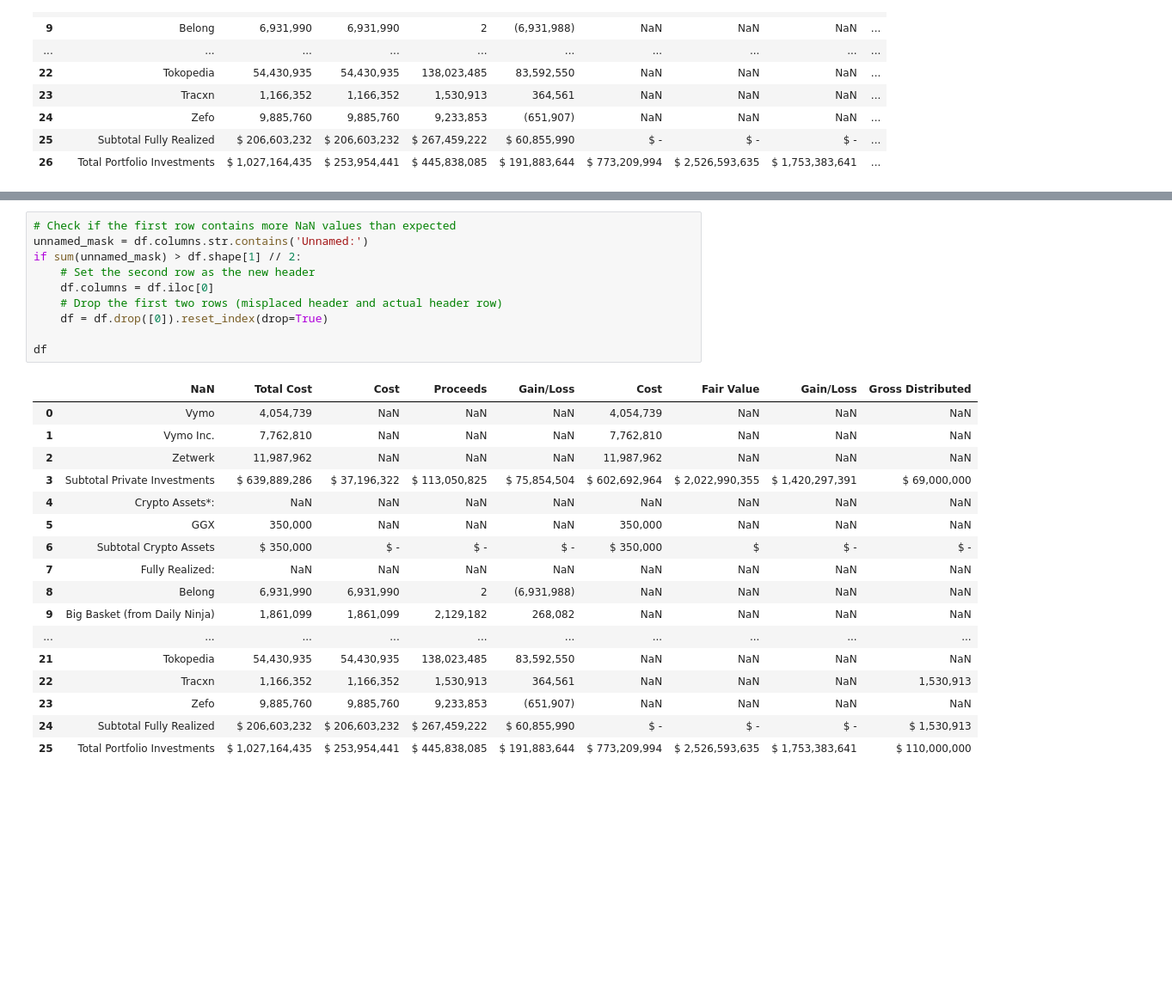
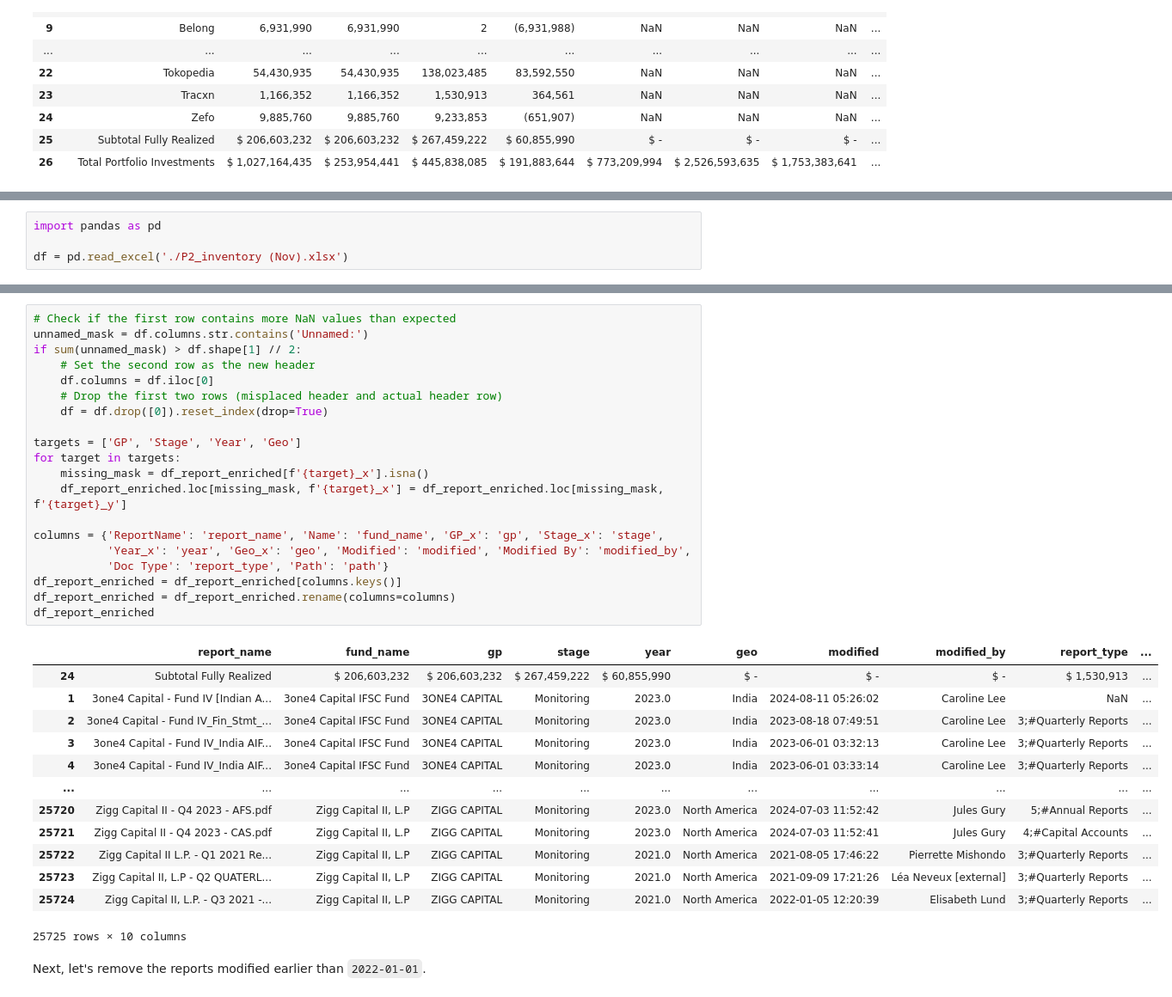
Before and after one commit to Steven-cpp/tableGPT, a Jupyter notebook: test.ipynb, the cells around one changed output, grey strips where cells are left out. Shown at 86% size. Saved outputs shown, nothing was run; the diff lists cells and outputs as text; blank space fills up the shorter version.

```diff
--- a/test.ipynb
+++ b/test.ipynb
@@ -35,0 +131,4 @@ df
+# %%
+import pandas as pd
+
+df = pd.read_excel('./P2_inventory (Nov).xlsx')
@@ -36,28 +177,36 @@ df
 # %%
 # Check if the first row contains more NaN values than expected
 unnamed_mask = df.columns.str.contains('Unnamed:')
 if sum(unnamed_mask) > df.shape[1] // 2:
     # Set the second row as the new header
     df.columns = df.iloc[0]
     # Drop the first two rows (misplaced header and actual header row)
     df = df.drop([0]).reset_index(drop=True)
 
-df
+targets = ['GP', 'Stage', 'Year', 'Geo']
+for target in targets:
+    missing_mask = df_report_enriched[f'{target}_x'].isna()
+    df_report_enriched.loc[missing_mask, f'{target}_x'] = df_report_enriched.loc[missing_mask, f'{target}_y']
+
+columns = {'ReportName': 'report_name', 'Name': 'fund_name', 'GP_x': 'gp', 'Stage_x': 'stage',
+           'Year_x': 'year', 'Geo_x': 'geo', 'Modified': 'modified', 'Modified By': 'modified_by',
+           'Doc Type': 'report_type', 'Path': 'path'}
+df_report_enriched = df_report_enriched[columns.keys()]
+df_report_enriched = df_report_enriched.rename(columns=columns)
+df_report_enriched
 # %% [output]
-|  | NaN | Total Cost | Cost | Proceeds | Gain/Loss | Cost | Fair Value | Gain/Loss | Gross Distributed |
-| 0 | Vymo | 4,054,739 | NaN | NaN | NaN | 4,054,739 | NaN | NaN | NaN |
-| 1 | Vymo Inc. | 7,762,810 | NaN | NaN | NaN | 7,762,810 | NaN | NaN | NaN |
-| 2 | Zetwerk | 11,987,962 | NaN | NaN | NaN | 11,987,962 | NaN | NaN | NaN |
-| 3 | Subtotal Private Investments | $ 639,889,286 | $ 37,196,322 | $ 113,050,825 | $ 75,854,504 | $ 602,692,964 | $ 2,022,990,355 | $ 1,420,297,391 | $ 69,000,000 |
-| 4 | Crypto Assets*: | NaN | NaN | NaN | NaN | NaN | NaN | NaN | NaN |
-| 5 | GGX | 350,000 | NaN | NaN | NaN | 350,000 | NaN | NaN | NaN |
-| 6 | Subtotal Crypto Assets | $ 350,000 | $ - | $ - | $ - | $ 350,000 | $ | $ - | $ - |
-| 7 | Fully Realized: | NaN | NaN | NaN | NaN | NaN | NaN | NaN | NaN |
-| 8 | Belong | 6,931,990 | 6,931,990 | 2 | (6,931,988) | NaN | NaN | NaN | NaN |
-| 9 | Big Basket (from Daily Ninja) | 1,861,099 | 1,861,099 | 2,129,182 | 268,082 | NaN | NaN | NaN | NaN |
-| ... | ... | ... | ... | ... | ... | ... | ... | ... | ... |
-| 21 | Tokopedia | 54,430,935 | 54,430,935 | 138,023,485 | 83,592,550 | NaN | NaN | NaN | NaN |
-| 22 | Tracxn | 1,166,352 | 1,166,352 | 1,530,913 | 364,561 | NaN | NaN | NaN | 1,530,913 |
-| 23 | Zefo | 9,885,760 | 9,885,760 | 9,233,853 | (651,907) | NaN | NaN | NaN | NaN |
-| 24 | Subtotal Fully Realized | $ 206,603,232 | $ 206,603,232 | $ 267,459,222 | $ 60,855,990 | $ - | $ - | $ - | $ 1,530,913 |
-| 25 | Total Portfolio Investments | $ 1,027,164,435 | $ 253,954,441 | $ 445,838,085 | $ 191,883,644 | $ 773,209,994 | $ 2,526,593,635 | $ 1,753,383,641 | $ 110,000,000 |
+|  | report_name | fund_name | gp | stage | year | geo | modified | modified_by | report_type | ... |
+| 24 | Subtotal Fully Realized | $ 206,603,232 | $ 206,603,232 | $ 267,459,222 | $ 60,855,990 | $ - | $ - | $ - | $ 1,530,913 | ... |
+| 1 | 3one4 Capital - Fund IV [Indian A... | 3one4 Capital IFSC Fund | 3ONE4 CAPITAL | Monitoring | 2023.0 | India | 2024-08-11 05:26:02 | Caroline Lee | NaN | ... |
+| 2 | 3one4 Capital - Fund IV_Fin_Stmt_... | 3one4 Capital IFSC Fund | 3ONE4 CAPITAL | Monitoring | 2023.0 | India | 2023-08-18 07:49:51 | Caroline Lee | 3;#Quarterly Reports | ... |
+| 3 | 3one4 Capital - Fund IV_India AIF... | 3one4 Capital IFSC Fund | 3ONE4 CAPITAL | Monitoring | 2023.0 | India | 2023-06-01 03:32:13 | Caroline Lee | 3;#Quarterly Reports | ... |
+| 4 | 3one4 Capital - Fund IV_India AIF... | 3one4 Capital IFSC Fund | 3ONE4 CAPITAL | Monitoring | 2023.0 | India | 2023-06-01 03:33:14 | Caroline Lee | 3;#Quarterly Reports | ... |
+| ... | ... | ... | ... | ... | ... | ... | ... | ... | ... | ... |
+| 25720 | Zigg Capital II - Q4 2023 - AFS.pdf | Zigg Capital II, L.P | ZIGG CAPITAL | Monitoring | 2023.0 | North America | 2024-07-03 11:52:42 | Jules Gury | 5;#Annual Reports | ... |
+| 25721 | Zigg Capital II - Q4 2023 - CAS.pdf | Zigg Capital II, L.P | ZIGG CAPITAL | Monitoring | 2023.0 | North America | 2024-07-03 11:52:41 | Jules Gury | 4;#Capital Accounts | ... |
+| 25722 | Zigg Capital II L.P. - Q1 2021 Re... | Zigg Capital II, L.P | ZIGG CAPITAL | Monitoring | 2021.0 | North America | 2021-08-05 17:46:22 | Pierrette Mishondo | 3;#Quarterly Reports | ... |
+| 25723 | Zigg Capital II, L.P - Q2 QUATERL... | Zigg Capital II, L.P | ZIGG CAPITAL | Monitoring | 2021.0 | North America | 2021-09-09 17:21:26 | Léa Neveux [external] | 3;#Quarterly Reports | ... |
+| 25724 | Zigg Capital II, L.P. - Q3 2021 -... | Zigg Capital II, L.P | ZIGG CAPITAL | Monitoring | 2021.0 | North America | 2022-01-05 12:20:39 | Elisabeth Lund | 3;#Quarterly Reports | ... |
+25725 rows × 10 columns
+# %% [markdown]
+Next, let's remove the reports modified earlier than `2022-01-01`.
```
Also changed, not shown: parts of 35 cells of this notebook, 2 other files.
